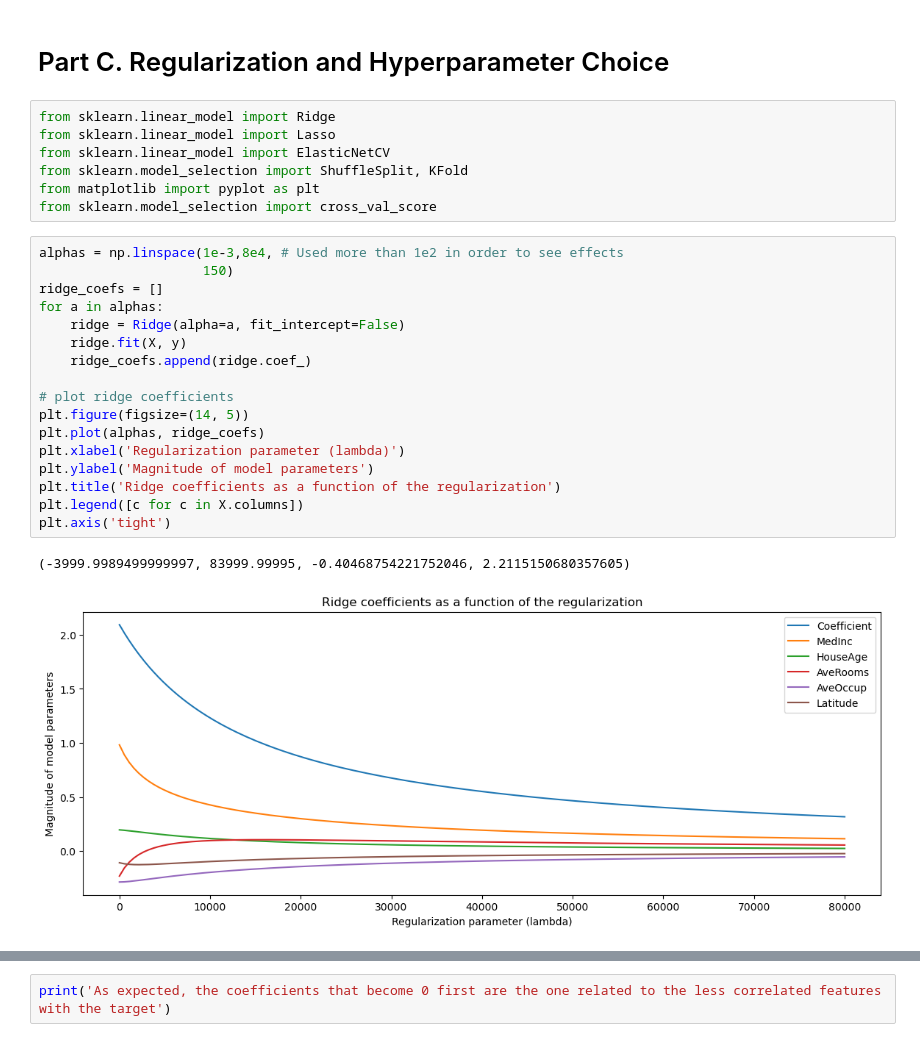
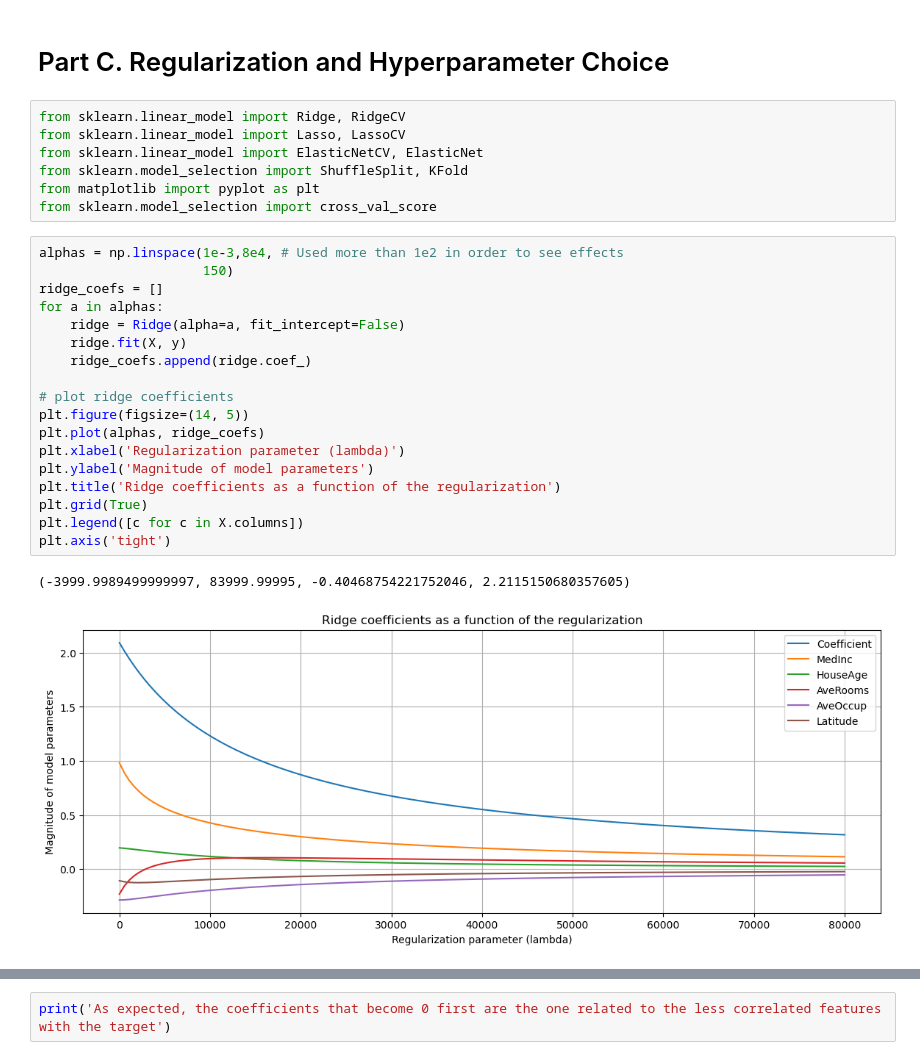
Before and after one commit to jorgeDongoG/ENEI-2025-ML1-Tarea1, a Jupyter notebook: scripts/Notebook.ipynb, the cells around one changed output, grey strips where cells are left out. Cells and saved outputs as stored; diff of their text form.

```diff
--- a/scripts/Notebook.ipynb
+++ b/scripts/Notebook.ipynb
@@ -419,30 +419,31 @@ Test R2: 0.6431
 # %% [markdown]
 # Part C. Regularization and Hyperparameter Choice
 # %%
-from sklearn.linear_model import Ridge
-from sklearn.linear_model import Lasso
-from sklearn.linear_model import ElasticNetCV
+from sklearn.linear_model import Ridge, RidgeCV
+from sklearn.linear_model import Lasso, LassoCV
+from sklearn.linear_model import ElasticNetCV, ElasticNet
 from sklearn.model_selection import ShuffleSplit, KFold
 from matplotlib import pyplot as plt
 from sklearn.model_selection import cross_val_score
 # %%
 alphas = np.linspace(1e-3,8e4, # Used more than 1e2 in order to see effects
                      150)
 ridge_coefs = []
 for a in alphas:
     ridge = Ridge(alpha=a, fit_intercept=False)
     ridge.fit(X, y)
     ridge_coefs.append(ridge.coef_)
 
 # plot ridge coefficients
 plt.figure(figsize=(14, 5))
 plt.plot(alphas, ridge_coefs)
 plt.xlabel('Regularization parameter (lambda)')
 plt.ylabel('Magnitude of model parameters')
 plt.title('Ridge coefficients as a function of the regularization')
+plt.grid(True)
 plt.legend([c for c in X.columns])
 plt.axis('tight')
 # %% [output]
 (-3999.9989499999997, 83999.99995, -0.40468754221752046, 2.2115150680357605)
-[figure, old version]
+[figure, new version]
 # %%
```
Also changed, not shown: parts of 22 cells of this notebook.
